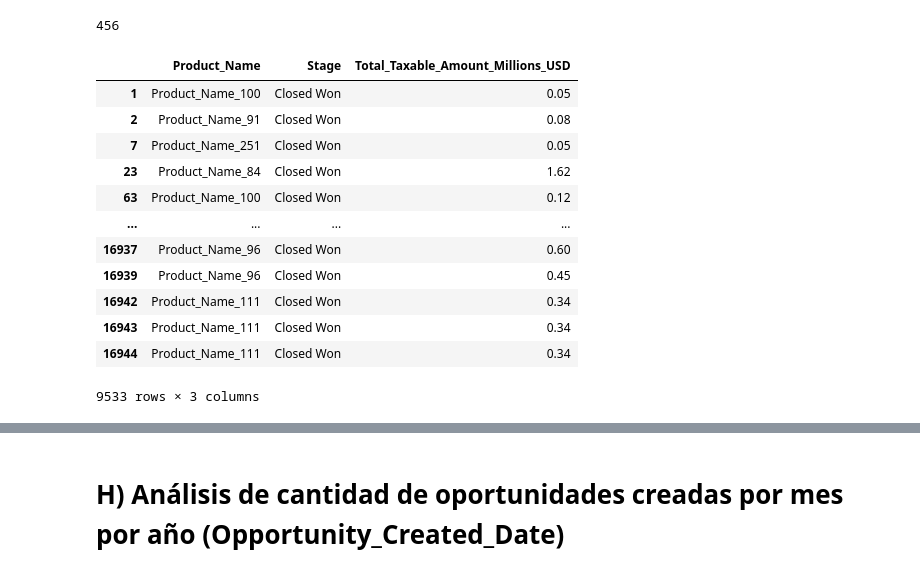
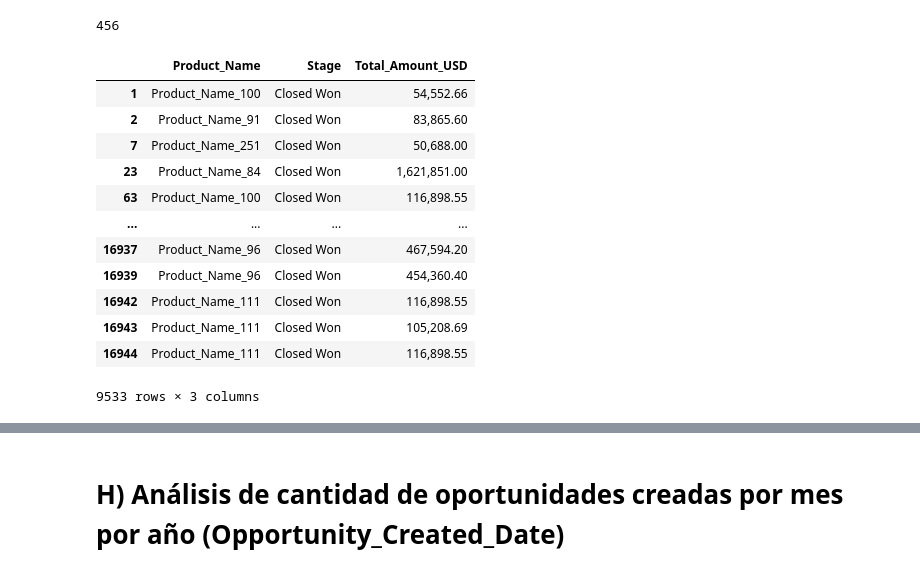
Before and after one commit to FerFabbiano/tp1-OrganizacionDeDatos, a Jupyter notebook: TP1_OrgaDeDatos.ipynb, the cells around one changed output, grey strips where cells are left out. Cells and saved outputs as stored; diff of their text form; code cells hidden in the pictures.

```diff
--- a/TP1_OrgaDeDatos.ipynb
+++ b/TP1_OrgaDeDatos.ipynb
@@ -139,0 +129,19 @@ dtype: bool
+# %%
+ASP_Promedio_Por_Moneda = entrenamientoDf.groupby('ASP_Currency')['ASP'].transform('mean')
+ASP_Converted_Promedio_Por_Moneda = entrenamientoDf.groupby('ASP_Currency')['ASP_(converted)'].transform('mean')
+#analisis_TRF['ASP_Promedio_Por_Moneda'] = ASP_Promedio_Por_Moneda
+#analisis_TRF['ASP_Converted_Promedio_Por_Moneda'] = ASP_Converted_Promedio_Por_Moneda
+
+ASP_Es_Nulo = entrenamientoDf.ASP.isnull()
+#analisis_TRF['ASP_Es_Nulo'] = ASP_Es_Nulo
+#nuevo_ASP = analisis_TRF.ASP_Promedio_Por_Moneda if (lambda x: x.ASP_Es_Nulo) else analisis_TRF.ASP
+nuevo_ASP = ASP_Promedio_Por_Moneda if (lambda x: x.ASP_Es_Nulo) else entrenamientoDf.ASP
+
+ASP_Converted_Es_Nulo = entrenamientoDf['ASP_(converted)'].isnull()
+#analisis_TRF['ASP_Converted_Es_Nulo'] = ASP_Converted_Es_Nulo
+#nuevo_ASP_Converted = analisis_TRF.ASP_Converted_Promedio_Por_Moneda if (lambda x: x.ASP_Es_Nulo) else analisis_TRF['ASP_(converted)']
+nuevo_ASP_Converted = ASP_Converted_Promedio_Por_Moneda if (lambda x: x.ASP_Es_Nulo) else entrenamientoDf['ASP_(converted)']
+
+entrenamientoDf['ASP'] = nuevo_ASP
+entrenamientoDf['ASP_(converted)'] = nuevo_ASP_Converted
+entrenamientoDf.info()
@@ -139,0 +166,4 @@ dtype: bool
+# %%
+#Ahora que tenemos un valor asignado de ASP y ASP_Converted para todos los items,podemos realizar la conversion para todos ellos
+entrenamientoDf['Total_Amount_USD'] = (entrenamientoDf['ASP_(converted)'] / entrenamientoDf['ASP']) * (entrenamientoDf['Total_Amount'])
+entrenamientoDf.info()
@@ -712,20 +722,20 @@ cantidadProductos
 456
 # %%
 # Me quedo con un df mas chico para el análisis que necesito
-ventasPorProd = df_closed_won.loc[:, ('Product_Name','Stage','Total_Taxable_Amount_Millions_USD')]
+ventasPorProd = df_closed_won.loc[:, ('Product_Name','Stage','Total_Amount_USD')]
 ventasPorProd
 # %% [output]
-|  | Product_Name | Stage | Total_Taxable_Amount_Millions_USD |
-| 1 | Product_Name_100 | Closed Won | 0.05 |
-| 2 | Product_Name_91 | Closed Won | 0.08 |
-| 7 | Product_Name_251 | Closed Won | 0.05 |
-| 23 | Product_Name_84 | Closed Won | 1.62 |
-| 63 | Product_Name_100 | Closed Won | 0.12 |
+|  | Product_Name | Stage | Total_Amount_USD |
+| 1 | Product_Name_100 | Closed Won | 54,552.66 |
+| 2 | Product_Name_91 | Closed Won | 83,865.60 |
+| 7 | Product_Name_251 | Closed Won | 50,688.00 |
+| 23 | Product_Name_84 | Closed Won | 1,621,851.00 |
+| 63 | Product_Name_100 | Closed Won | 116,898.55 |
 | ... | ... | ... | ... |
-| 16937 | Product_Name_96 | Closed Won | 0.60 |
-| 16939 | Product_Name_96 | Closed Won | 0.45 |
-| 16942 | Product_Name_111 | Closed Won | 0.34 |
-| 16943 | Product_Name_111 | Closed Won | 0.34 |
-| 16944 | Product_Name_111 | Closed Won | 0.34 |
+| 16937 | Product_Name_96 | Closed Won | 467,594.20 |
+| 16939 | Product_Name_96 | Closed Won | 454,360.40 |
+| 16942 | Product_Name_111 | Closed Won | 116,898.55 |
+| 16943 | Product_Name_111 | Closed Won | 105,208.69 |
+| 16944 | Product_Name_111 | Closed Won | 116,898.55 |
 9533 rows × 3 columns
 # %%
```
Also changed, not shown: parts of 64 cells of this notebook.
